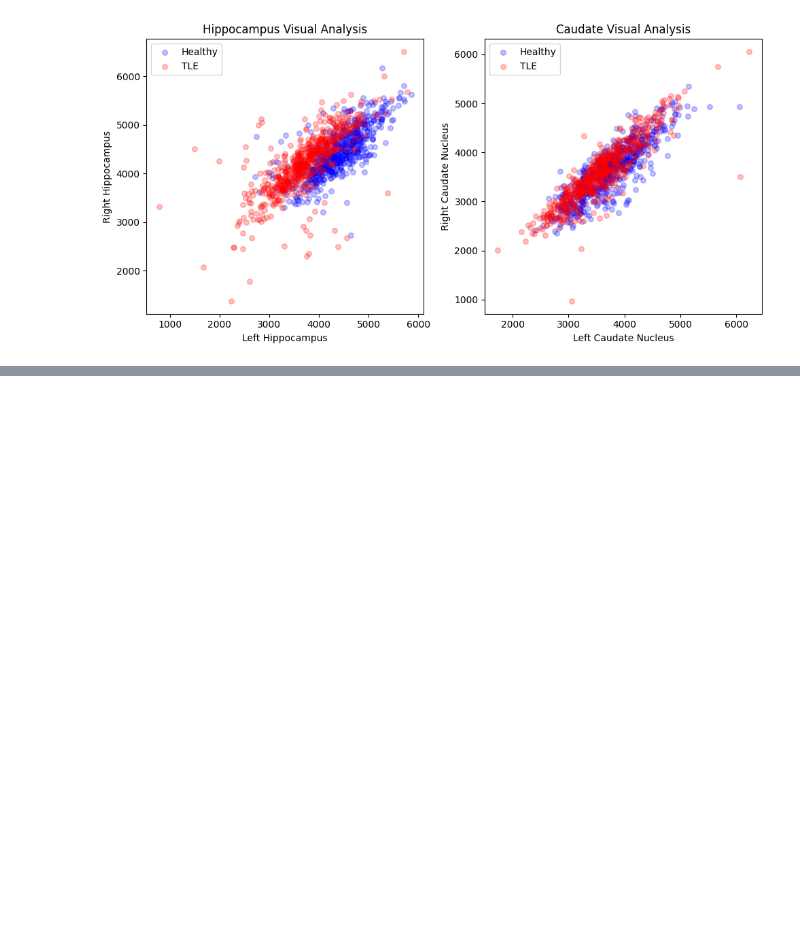
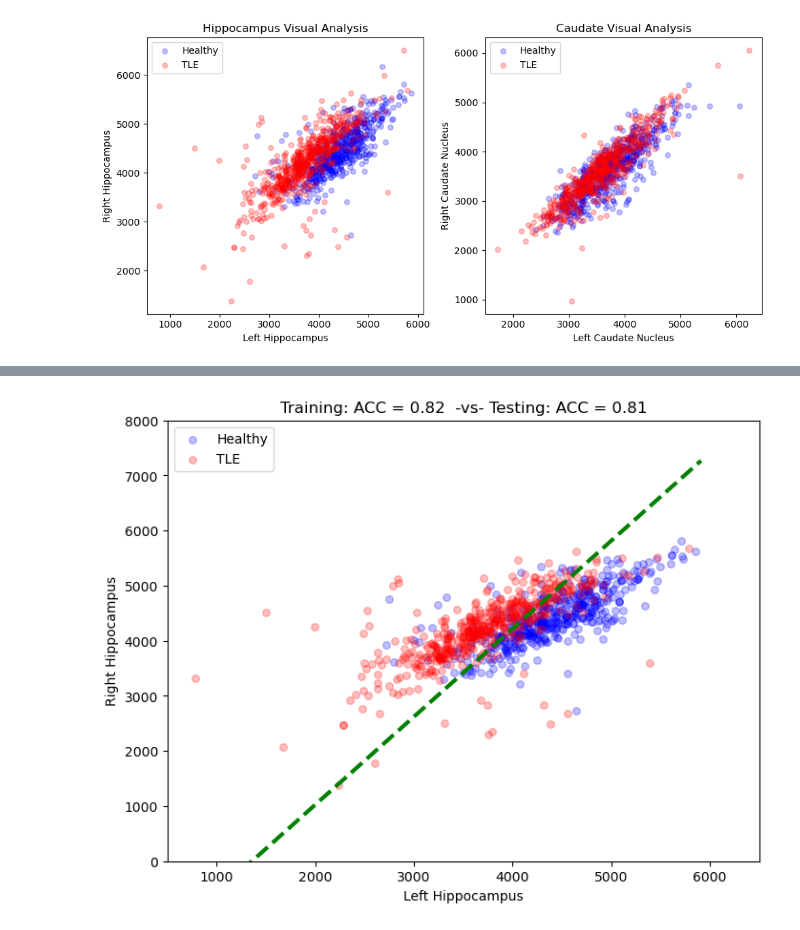
Before and after one commit to DYYasUNCStudent/COMP562, a Jupyter notebook: CE4/CE4.ipynb, the cells around one changed output, grey strips where cells are left out. Drawn from its saved outputs; the diff is of its cells as text; code cells hidden in the pictures; blank space fills up the shorter version.

```diff
--- a/CE4/CE4.ipynb
+++ b/CE4/CE4.ipynb
@@ -175,3 +169,76 @@ You may assume:
+# %%
+# --------------------------------------
+# Add your P2 coding solution below.
+# --------------------------------------
+
+# split data 80/20
+np.random.seed(562)
+data = df[['L_hippo', 'R_hippo', 'Dx']].copy()
+data = data.sample(frac=1).reset_index(drop=True)  # shuffling using the sample() function
+
+n_train = int(0.8 * len(data))
+train_data = data[:n_train]
+test_data = data[n_train:]
+
+X_train = train_data[['L_hippo', 'R_hippo']].values
+y_train = train_data['Dx'].values
+X_test = test_data[['L_hippo', 'R_hippo']].values
+y_test = test_data['Dx'].values
+
+X_train_with_bias = np.column_stack([np.ones(X_train.shape[0]), X_train])
+X_test_with_bias = np.column_stack([np.ones(X_test.shape[0]), X_test])
+
+def sigmoid(x):
+    return 1 / (1 + np.exp(-np.clip(x, -250, 250)))
+
+def logistic_loss(theta, X, y):
+    m = len(y)
+    h = sigmoid(X @ theta)
+    epsilon = 1e-15
+    h = np.clip(h, epsilon, 1 - epsilon)
+    cost = -(1/m) * np.sum(y * np.log(h) + (1-y) * np.log(1-h))
+    return cost
+
+def logistic_gradient(theta, X, y):
+    m = len(y)
+    h = sigmoid(X @ theta)
+    grad = (1/m) * X.T @ (h - y)
+    return grad
+
+initial_theta = np.zeros(X_train_with_bias.shape[1])
+result = minimize(logistic_loss, initial_theta, args=(X_train_with_bias, y_train), jac=logistic_gradient, method='L-BFGS-B')
+theta = result.x
+
+train_pred_probs = sigmoid(X_train_with_bias @ theta)
+test_pred_probs = sigmoid(X_test_with_bias @ theta)
+train_pred = (train_pred_probs >= 0.5).astype(int)
+test_pred = (test_pred_probs >= 0.5).astype(int)
+
+train_acc = acc(y_train, train_pred)
+test_acc = acc(y_test, test_pred)
+
+# Plot
+fig, ax = plt.subplots(figsize=(8, 6))
+healthy_mask = y_train == 0
+tle_mask = y_train == 1
+
+ax.scatter(X_train[healthy_mask, 0], X_train[healthy_mask, 1], s=30, alpha=0.25, c='blue', label='Healthy')
+ax.scatter(X_train[tle_mask, 0], X_train[tle_mask, 1],  s=30, alpha=0.25, c='red', label='TLE')
+
+x_min, x_max = ax.get_xlim()
+x_range = np.linspace(x_min + 200, x_max - 200, 100)
+y_boundary = -(theta[0] + theta[1] * x_range) / theta[2]
+ax.plot(x_range, y_boundary, 'g--', linewidth=3)
+
+ax.set_xlabel('Left Hippocampus')
+ax.set_ylabel('Right Hippocampus')
+ax.set_ylim(bottom=0, top=8000)
+ax.set_xlim(left = 500, right= 6500)
+ax.set_title(f'Training: ACC = {train_acc:.2f}  -vs- Testing: ACC = {test_acc:.2f}')
+ax.legend()
+plt.show()
+# %% [output]
+[figure, added]
 # %% [markdown]
 ****
 
```
Also changed, not shown: parts of 5 cells of this notebook.
